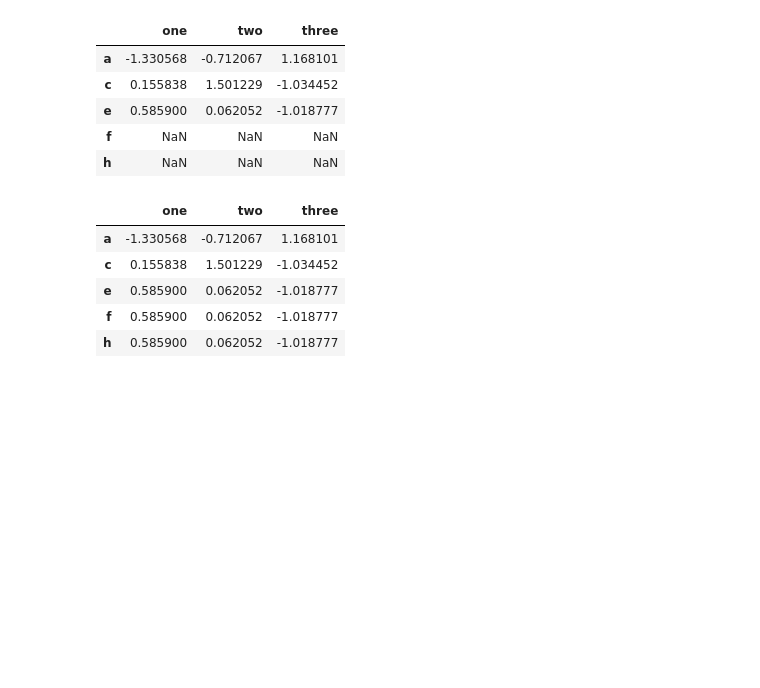
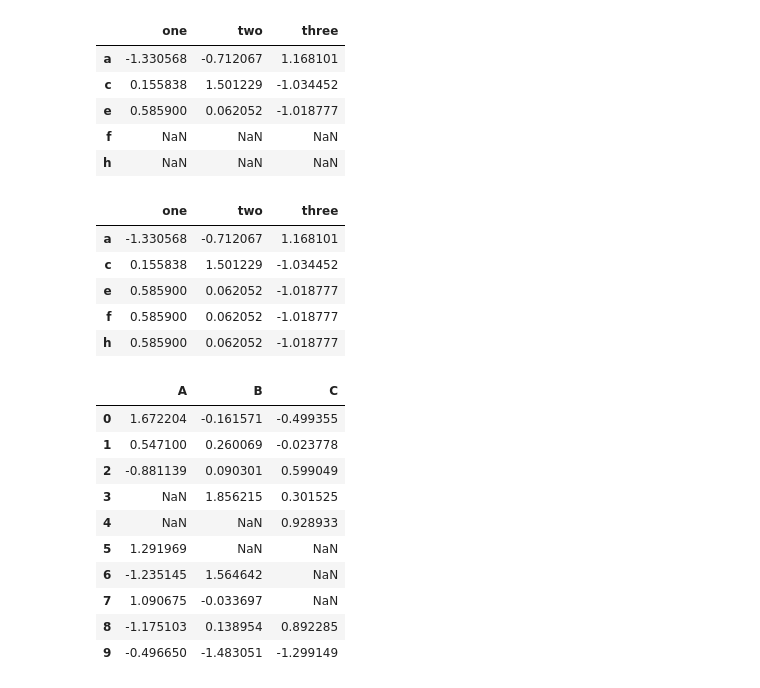
Before and after one commit to RobertTalbert/discretelinearcomputing, a Jupyter notebook: pandas/Missing_data.ipynb, the cells around one changed output. Cells and saved outputs as stored; diff of their text form; code cells hidden in the pictures; blank space fills up the shorter version.

```diff
--- a/pandas/Missing_data.ipynb
+++ b/pandas/Missing_data.ipynb
@@ -347,0 +355,14 @@ df3.fillna(method='pad')
+# %%
+dff
+# %% [output]
+|  | A | B | C |
+| 0 | 1.672204 | -0.161571 | -0.499355 |
+| 1 | 0.547100 | 0.260069 | -0.023778 |
+| 2 | -0.881139 | 0.090301 | 0.599049 |
+| 3 | NaN | 1.856215 | 0.301525 |
+| 4 | NaN | NaN | 0.928933 |
+| 5 | 1.291969 | NaN | NaN |
+| 6 | -1.235145 | 1.564642 | NaN |
+| 7 | 1.090675 | -0.033697 | NaN |
+| 8 | -1.175103 | 0.138954 | 0.892285 |
+| 9 | -0.496650 | -1.483051 | -1.299149 |
```
Also changed, not shown: parts of 14 cells of this notebook.
